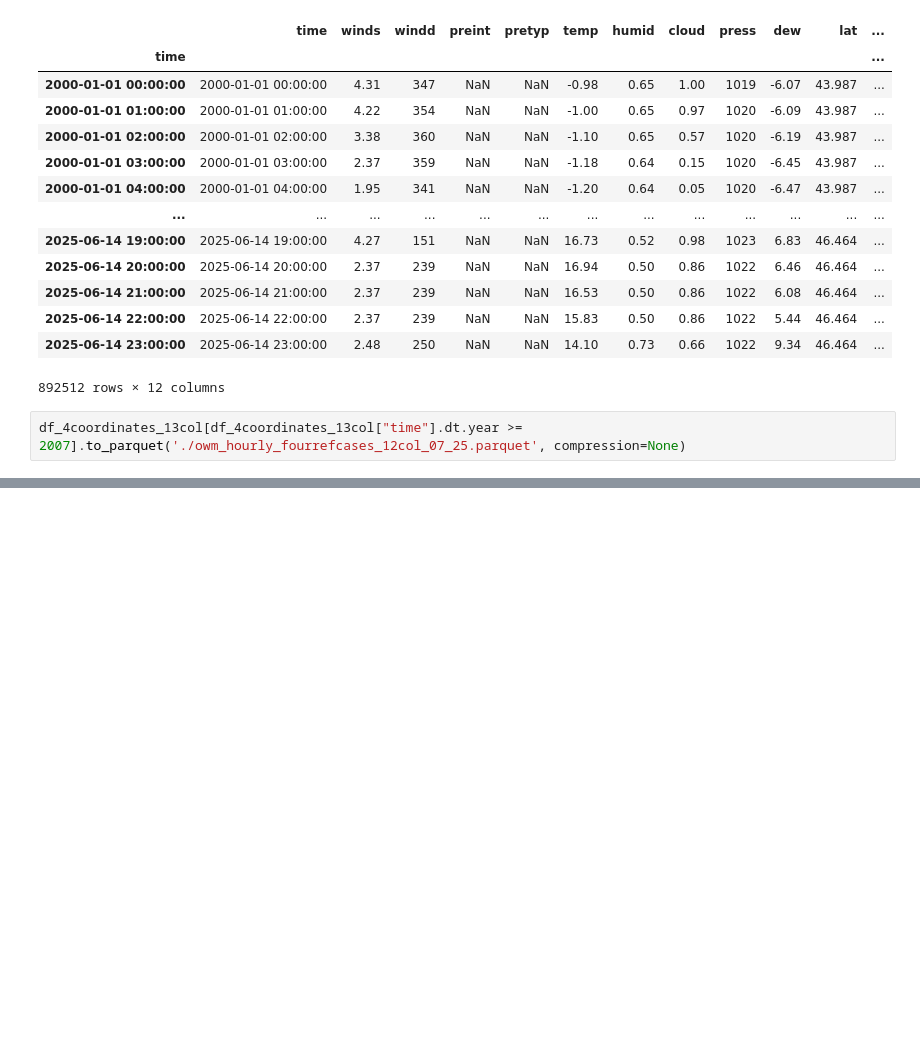
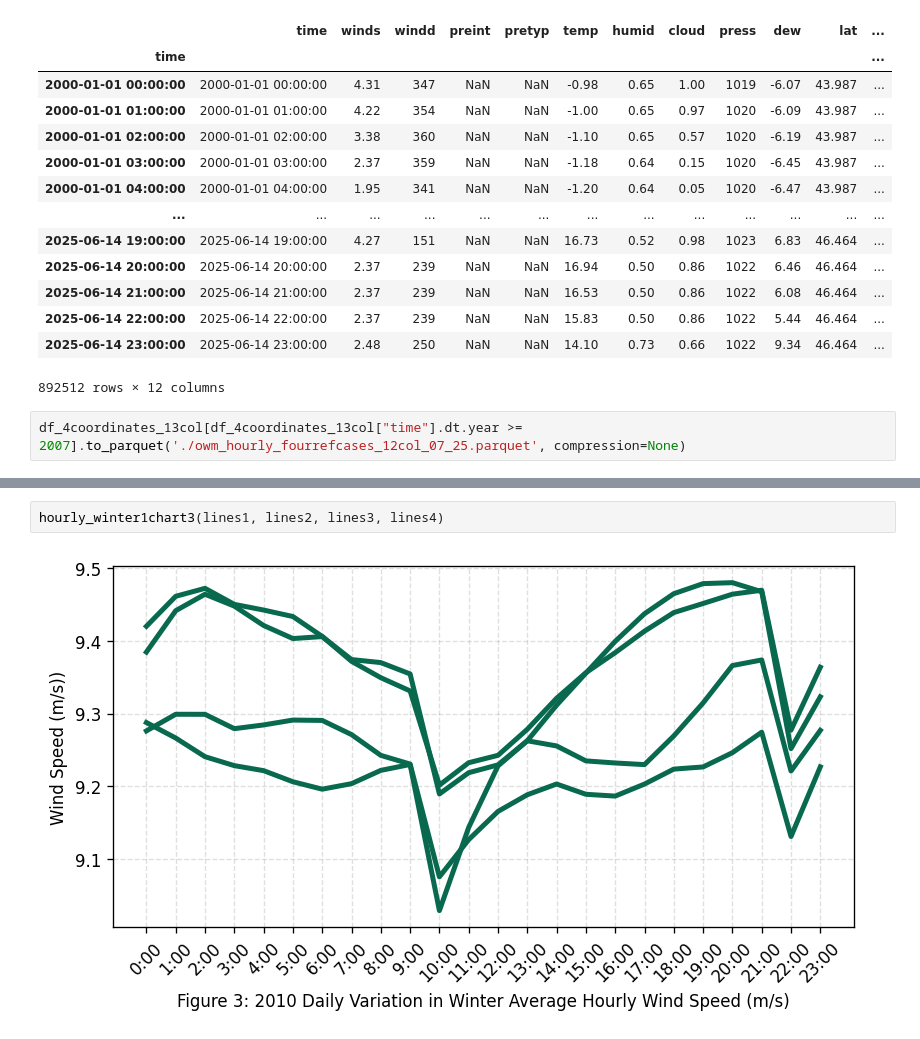
Before and after one commit to jacobthompson101/novascotia-wind-grid, a Jupyter notebook: notebook/offshore.ipynb, the cells around one changed output, grey strips where cells are left out. Saved outputs shown, nothing was run; the diff lists cells and outputs as text; blank space fills up the shorter version.

```diff
--- a/notebook/offshore.ipynb
+++ b/notebook/offshore.ipynb
@@ -496,0 +678,4 @@ df_4coordinates_13col[df_4coordinates_13col["time"].dt.year >= 2007].to_parquet(
+# %%
+hourly_winter1chart3(lines1, lines2, lines3, lines4)
+# %% [output]
+[figure, added]
```
Also changed, not shown: parts of 11 cells of this notebook.
